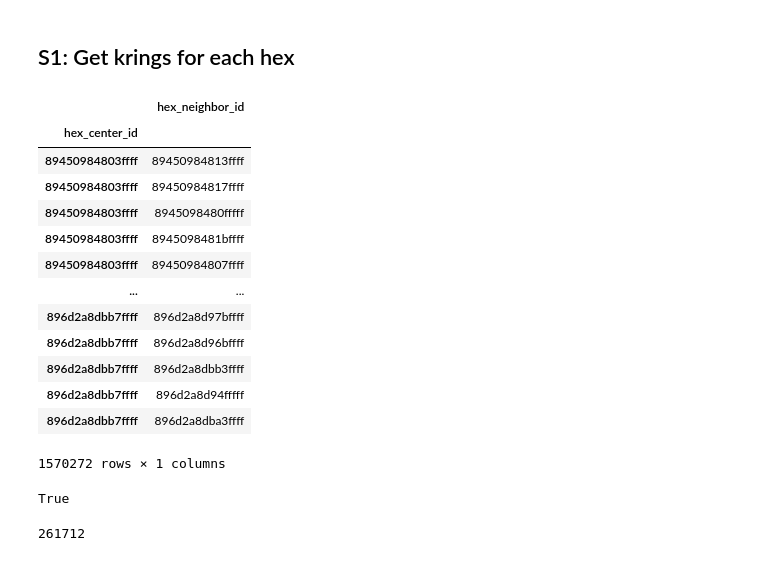
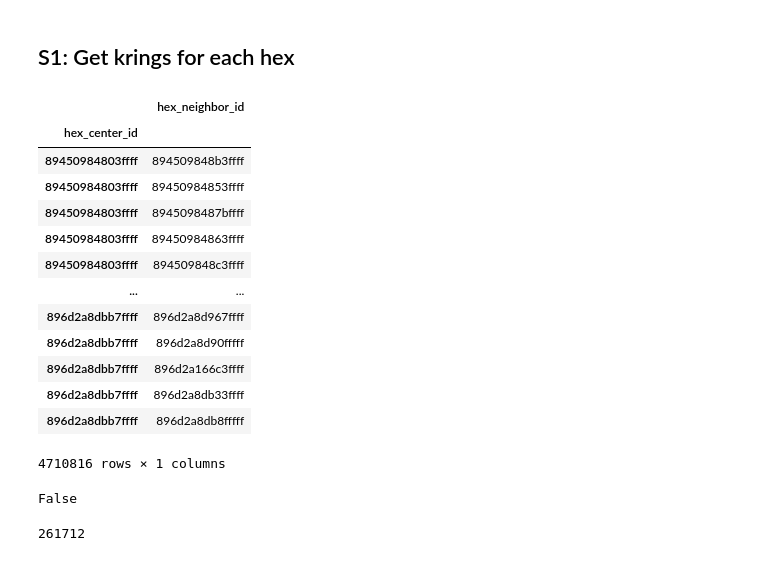
Before and after one commit to YunPerez/mexico-real-estate-investigation, a Jupyter notebook: src/P2_FEATURE_ENGINEERING/s7_geo_embeddings.ipynb, the cells around one changed output. Cells and saved outputs as stored; diff of their text form; code cells hidden in the pictures.

```diff
--- a/src/P2_FEATURE_ENGINEERING/s7_geo_embeddings.ipynb
+++ b/src/P2_FEATURE_ENGINEERING/s7_geo_embeddings.ipynb
@@ -166,39 +166,39 @@ gdf_terrain_prices.head()
 # %%
 # function to get neighbors at ring of size K
 def get_neighbors(hex_id, K):
     return list(h3.hex_ring(hex_id, K))
 
 # get neighbors and explode into a DataFrame
 df_hex_neighbors = (
     gdf_terrain_prices[["hex_id"]]
-    .assign(neighbors=lambda df: df["hex_id"].apply(get_neighbors, K=1))
+    .assign(neighbors=lambda df: df["hex_id"].apply(get_neighbors, K=3))
     .explode("neighbors")
     .rename(columns={"hex_id": "hex_center_id", "neighbors": "hex_neighbor_id"})
     .reset_index(drop=True)
     .set_index(["hex_center_id"])
 )
 
 # look
 df_hex_neighbors
 # %% [output]
 |  | hex_neighbor_id |
 | hex_center_id |  |
-| 89450984803ffff | 89450984813ffff |
-| 89450984803ffff | 89450984817ffff |
-| 89450984803ffff | 8945098480fffff |
-| 89450984803ffff | 8945098481bffff |
-| 89450984803ffff | 89450984807ffff |
+| 89450984803ffff | 894509848b3ffff |
+| 89450984803ffff | 89450984853ffff |
+| 89450984803ffff | 8945098487bffff |
+| 89450984803ffff | 89450984863ffff |
+| 89450984803ffff | 894509848c3ffff |
 | ... | ... |
-| 896d2a8dbb7ffff | 896d2a8d97bffff |
-| 896d2a8dbb7ffff | 896d2a8d96bffff |
-| 896d2a8dbb7ffff | 896d2a8dbb3ffff |
-| 896d2a8dbb7ffff | 896d2a8d94fffff |
-| 896d2a8dbb7ffff | 896d2a8dba3ffff |
+| 896d2a8dbb7ffff | 896d2a8d967ffff |
+| 896d2a8dbb7ffff | 896d2a8d90fffff |
+| 896d2a8dbb7ffff | 896d2a166c3ffff |
+| 896d2a8dbb7ffff | 896d2a8db33ffff |
+| 896d2a8dbb7ffff | 896d2a8db8fffff |
-1570272 rows × 1 columns
+4710816 rows × 1 columns
 # %%
 np.isclose(df_hex_neighbors.shape[0] / 6, gdf_terrain_prices.shape[0])
 # %% [output]
-True
+False
 # %%
 # unnique hex_center_id
 df_hex_neighbors.index.nunique()
```
Also changed, not shown: parts of 6 cells of this notebook, 2 other files.
